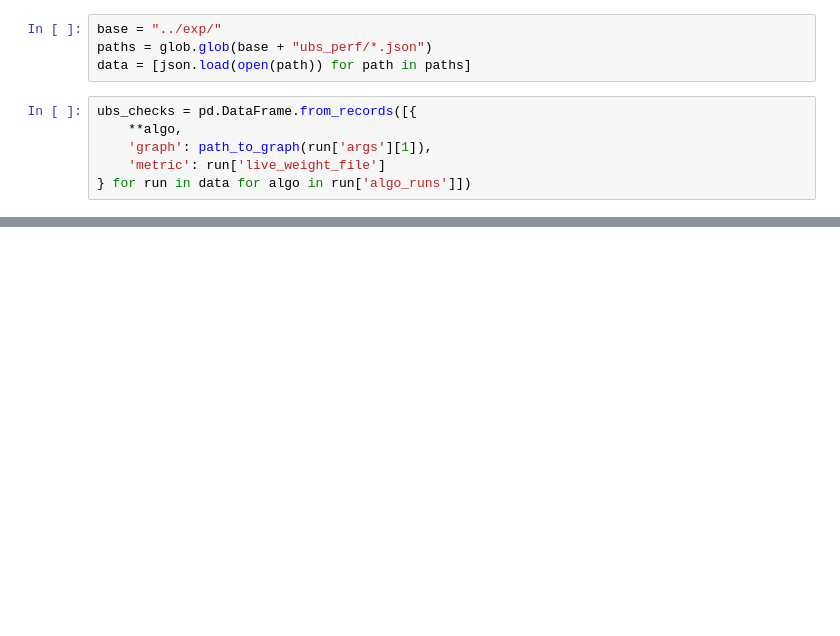
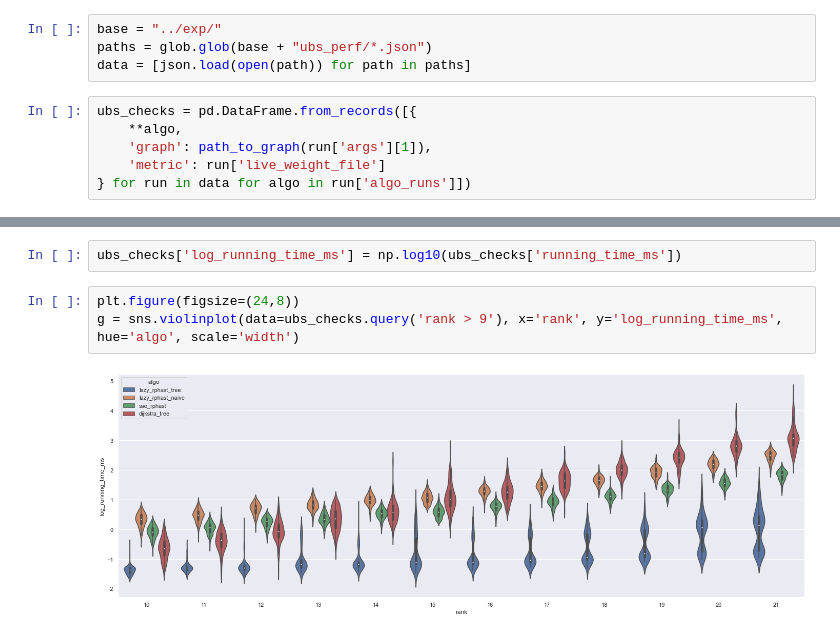
Before and after one commit to kit-algo/traffic_aware, a Jupyter notebook: eval/ubs_perf.ipynb, the cells around one changed output, grey strips where cells are left out. Drawn from its saved outputs; the diff is of its cells as text; blank space fills up the shorter version.

```diff
--- a/eval/ubs_perf.ipynb
+++ b/eval/ubs_perf.ipynb
@@ -71,0 +55,7 @@ g.set_yscale('log')
+# %%
+ubs_checks['log_running_time_ms'] = np.log10(ubs_checks['running_time_ms'])
+# %%
+plt.figure(figsize=(24,8))
+g = sns.violinplot(data=ubs_checks.query('rank > 9'), x='rank', y='log_running_time_ms', hue='algo', scale='width')
+# %% [output]
+[figure, added]
```
Also changed, not shown: parts of 4 cells of this notebook, 2 other files.
